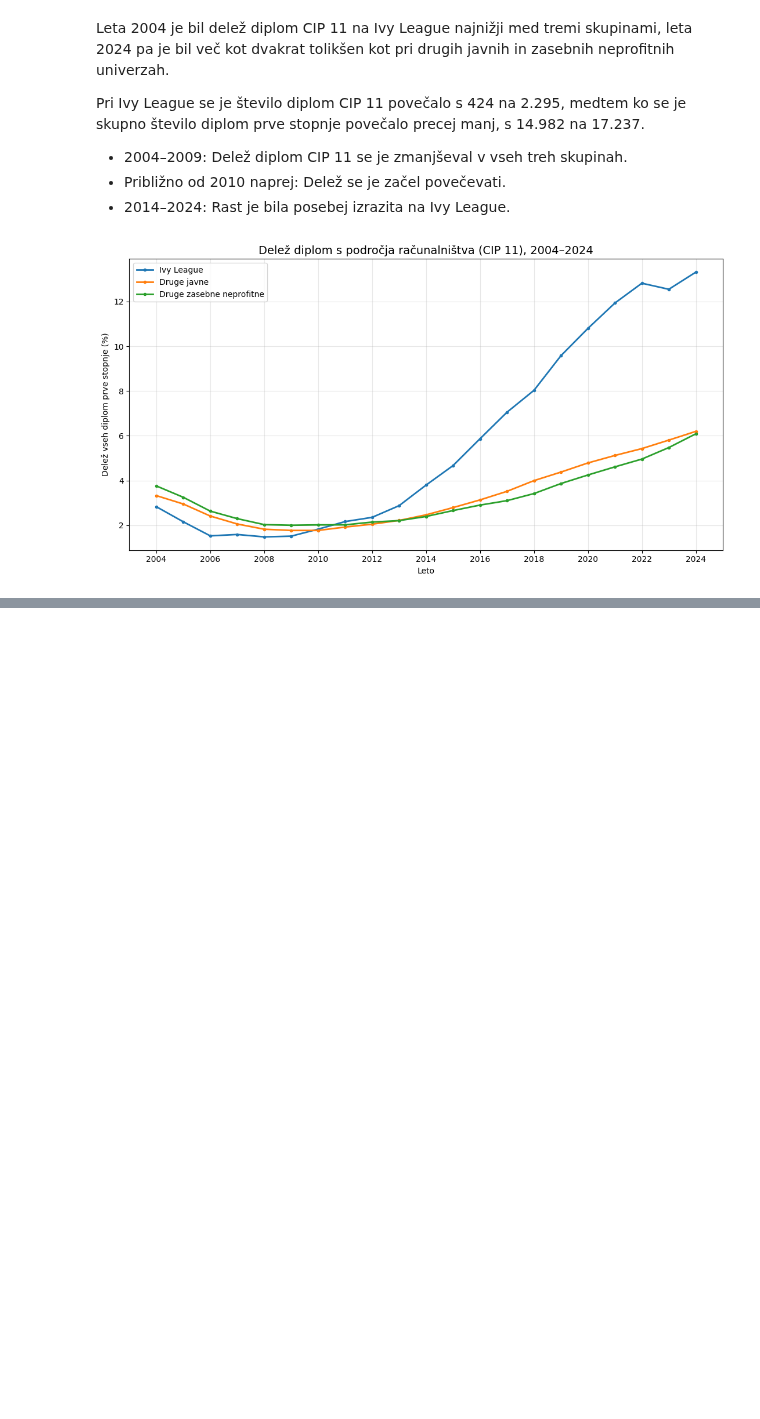
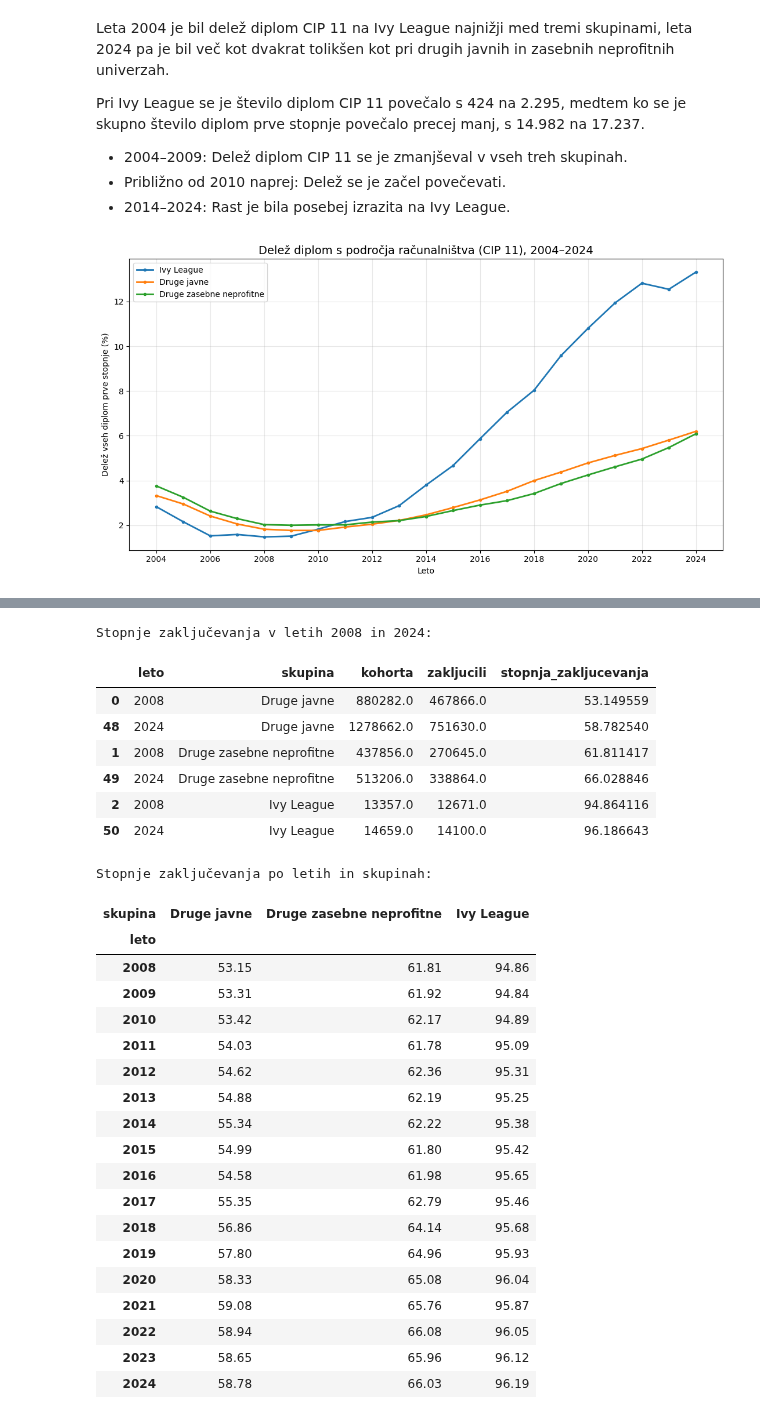
Before and after one commit to anacvetkoo/MOS-projekt, a Jupyter notebook: notebooks/Ana_teden3.ipynb, the cells around one changed output, grey strips where cells are left out. Cells and saved outputs as stored; diff of their text form; code cells hidden in the pictures; blank space fills up the shorter version.

```diff
--- a/notebooks/Ana_teden3.ipynb
+++ b/notebooks/Ana_teden3.ipynb
@@ -1220,0 +1465,59 @@ plt.show()
+# %%
+#seštevanje kohort in zaključenih študentov po skupinah in letih
+rv2_trendi = df_rv2_skupine.groupby(
+    ["leto", "skupina"],
+    as_index=False
+)[["kohorta", "zakljucili"]].sum()
+
+#izračun utežene stopnje zaključevanja
+rv2_trendi["stopnja_zakljucevanja"] = (
+    rv2_trendi["zakljucili"] /
+    rv2_trendi["kohorta"]
+) * 100
+
+#pregled rezultatov za začetno in končno leto
+print("Stopnje zaključevanja v letih 2008 in 2024:")
+display(
+    rv2_trendi[
+        rv2_trendi["leto"].isin([2008, 2024])
+    ].sort_values(["skupina", "leto"])
+)
+
+#pregled gibanja stopenj skozi celotno obdobje
+print("\nStopnje zaključevanja po letih in skupinah:")
+display(
+    rv2_trendi.pivot(
+        index="leto",
+        columns="skupina",
+        values="stopnja_zakljucevanja"
+    ).round(2)
+)
+# %% [output]
+Stopnje zaključevanja v letih 2008 in 2024:
+|  | leto | skupina | kohorta | zakljucili | stopnja_zakljucevanja |
+| 0 | 2008 | Druge javne | 880282.0 | 467866.0 | 53.149559 |
+| 48 | 2024 | Druge javne | 1278662.0 | 751630.0 | 58.782540 |
+| 1 | 2008 | Druge zasebne neprofitne | 437856.0 | 270645.0 | 61.811417 |
+| 49 | 2024 | Druge zasebne neprofitne | 513206.0 | 338864.0 | 66.028846 |
+| 2 | 2008 | Ivy League | 13357.0 | 12671.0 | 94.864116 |
+| 50 | 2024 | Ivy League | 14659.0 | 14100.0 | 96.186643 |
+Stopnje zaključevanja po letih in skupinah:
+| skupina | Druge javne | Druge zasebne neprofitne | Ivy League |
+| leto |  |  |  |
+| 2008 | 53.15 | 61.81 | 94.86 |
+| 2009 | 53.31 | 61.92 | 94.84 |
+| 2010 | 53.42 | 62.17 | 94.89 |
+| 2011 | 54.03 | 61.78 | 95.09 |
+| 2012 | 54.62 | 62.36 | 95.31 |
+| 2013 | 54.88 | 62.19 | 95.25 |
+| 2014 | 55.34 | 62.22 | 95.38 |
+| 2015 | 54.99 | 61.80 | 95.42 |
+| 2016 | 54.58 | 61.98 | 95.65 |
+| 2017 | 55.35 | 62.79 | 95.46 |
+| 2018 | 56.86 | 64.14 | 95.68 |
+| 2019 | 57.80 | 64.96 | 95.93 |
+| 2020 | 58.33 | 65.08 | 96.04 |
+| 2021 | 59.08 | 65.76 | 95.87 |
+| 2022 | 58.94 | 66.08 | 96.05 |
+| 2023 | 58.65 | 65.96 | 96.12 |
+| 2024 | 58.78 | 66.03 | 96.19 |
```
Also changed, not shown: parts of 11 cells of this notebook.
